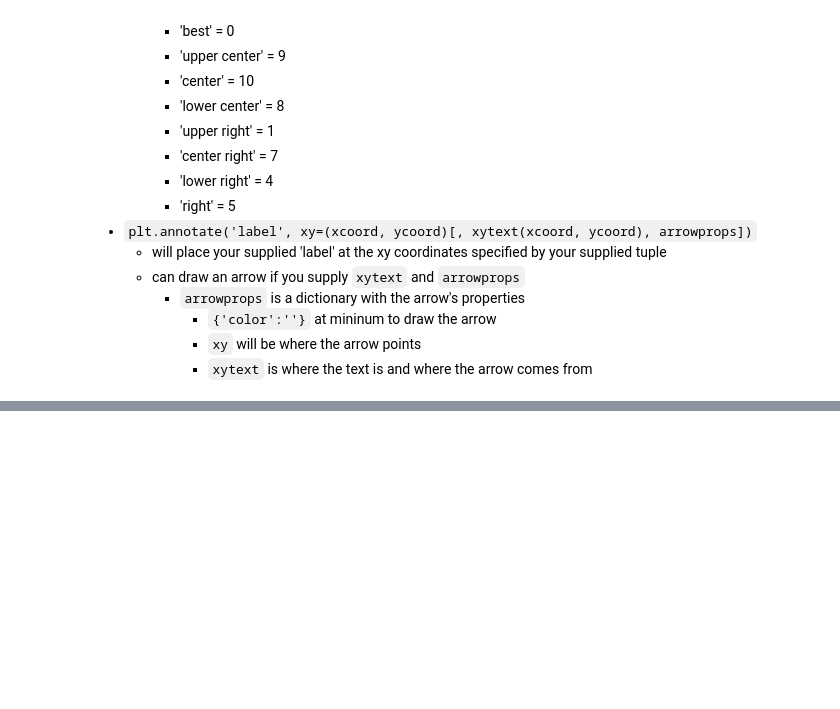
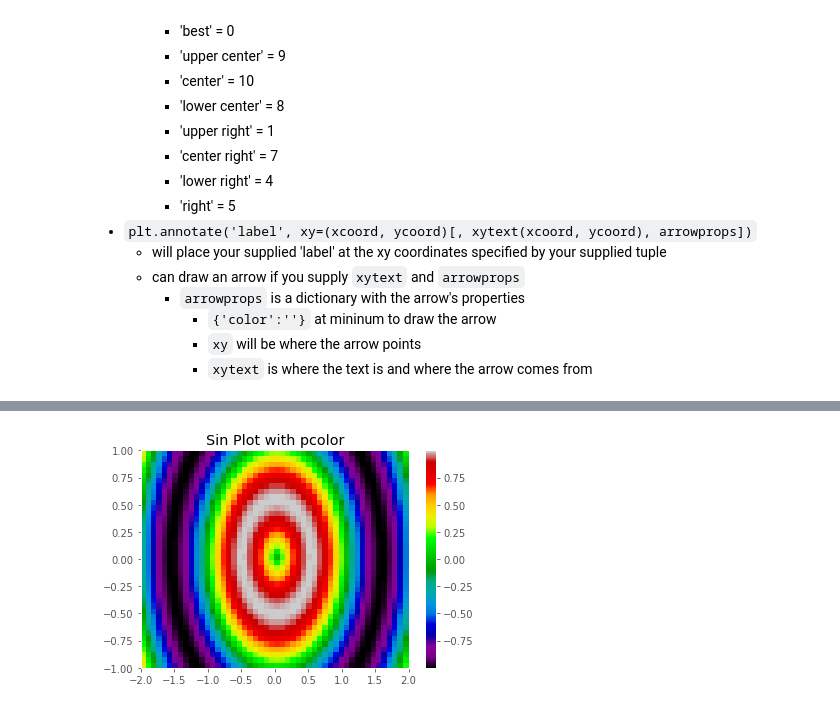
Before and after one commit to chuktuk/Libraries-and-Resources, a Jupyter notebook: Python-Visualizations.ipynb, the cells around one changed output, grey strips where cells are left out. Cells and saved outputs as stored; diff of their text form; code cells hidden in the pictures; blank space fills up the shorter version.

```diff
--- a/Python-Visualizations.ipynb
+++ b/Python-Visualizations.ipynb
@@ -119,0 +273,24 @@ import matplotlib.pyplot as plt
+# %%
+# create a sin plot using meshgrid and pcolor
+
+# create two 1-d arrays
+# increasing the number of points changes the resolution of the plot
+u = np.linspace(-2, 2, 51)
+v = np.linspace(-1, 1, 41)
+
+# create a meshgrid based on the 1-d arrays
+X, Y = np.meshgrid(u, v)
+
+# compute Z based on X and Y
+Z = np.sin(3*np.sqrt(X**2 + Y**2))
+
+# create the color plot using pcolor
+plt.pcolor(X, Y, Z, cmap='nipy_spectral')  # set the cmap='' to change the color scheme
+    # just doing plt.pcolor(Z) will use the dimensions of the mesh (51, 41) as the axis scales
+    # occurs when omitting X, Y from the plt.pcolor() call above
+plt.colorbar()  # displays a color bar as a key for the values of each pixel
+plt.axis('tight') # fixes issues with whitespace around figures
+plt.title('Sin Plot with pcolor')
+plt.show()
+# %% [output]
+[figure, added]
```
Also changed, not shown: parts of 11 cells of this notebook, 1 other file.
